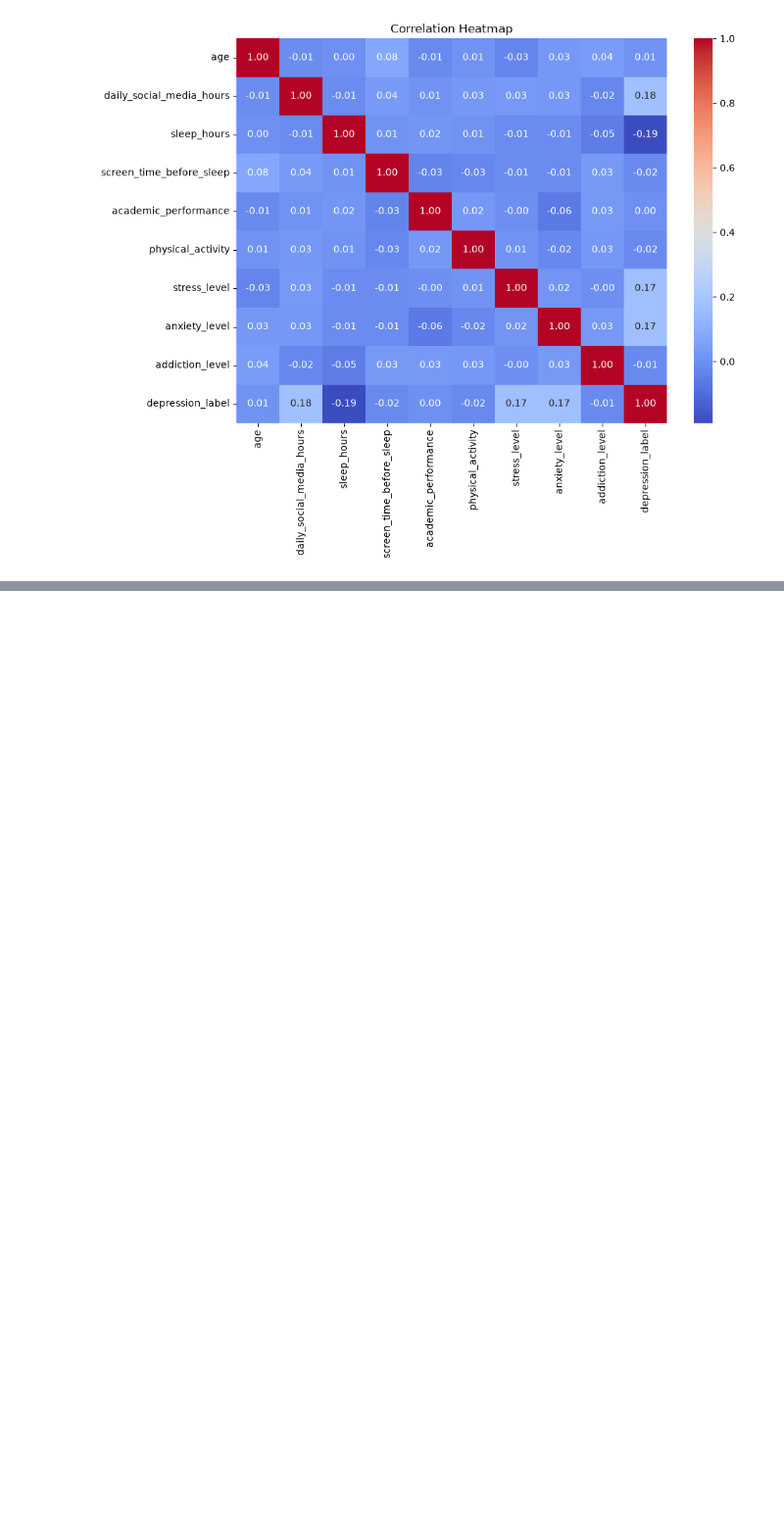
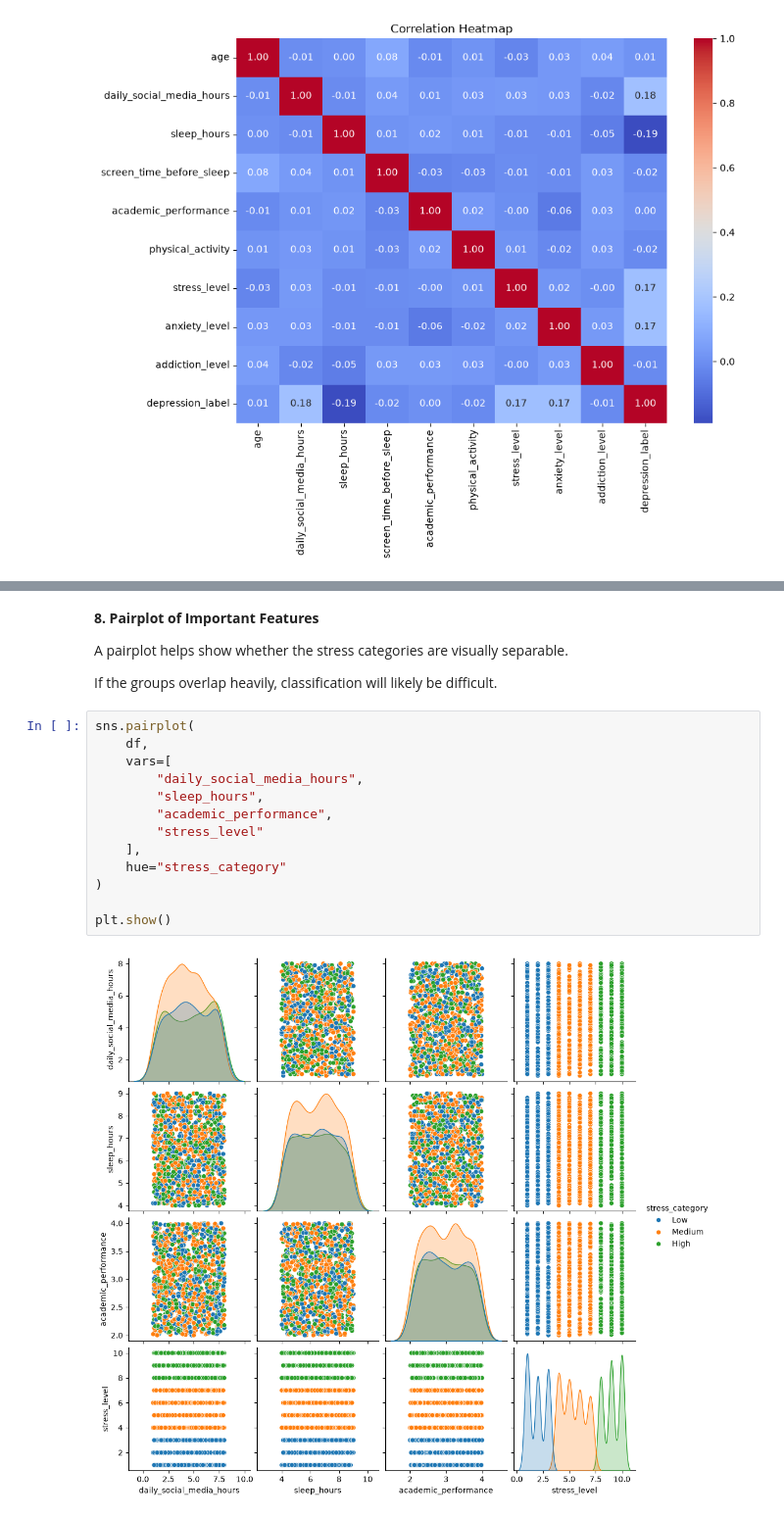
Before and after one commit to mayes98/Social_media, a Jupyter notebook: notebooks/stress_level_prediction_and_explainability.ipynb, the cells around one changed output, grey strips where cells are left out. Shown at 98% size. Cells and saved outputs as stored; diff of their text form; blank space fills up the shorter version.

```diff
--- a/notebooks/stress_level_prediction_and_explainability.ipynb
+++ b/notebooks/stress_level_prediction_and_explainability.ipynb
@@ -150,0 +235,21 @@ plt.show()
+# %% [markdown]
+**8. Pairplot of Important Features**
+
+A pairplot helps show whether the stress categories are visually separable.
+
+If the groups overlap heavily, classification will likely be difficult.
+# %%
+sns.pairplot(
+    df,
+    vars=[
+        "daily_social_media_hours",
+        "sleep_hours",
+        "academic_performance",
+        "stress_level"
+    ],
+    hue="stress_category"
+)
+
+plt.show()
+# %% [output]
+[figure, added]
```
Also changed, not shown: parts of 8 cells of this notebook, 3 other files.
